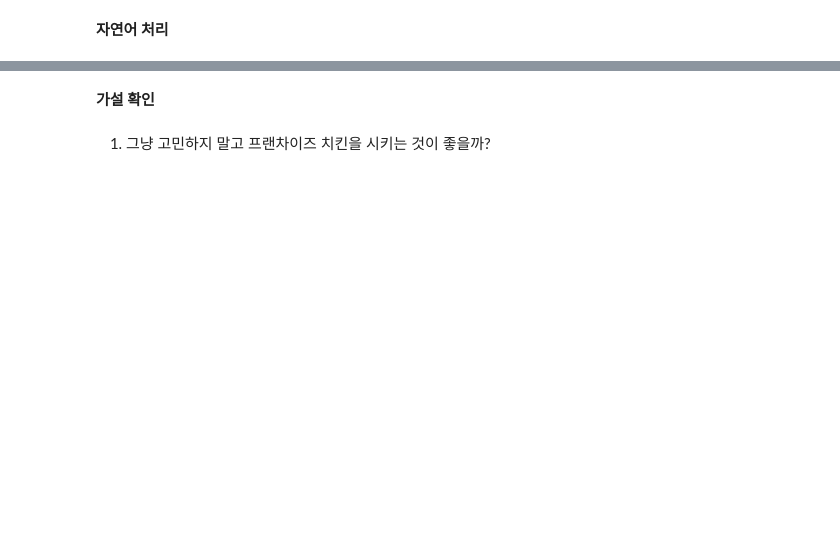
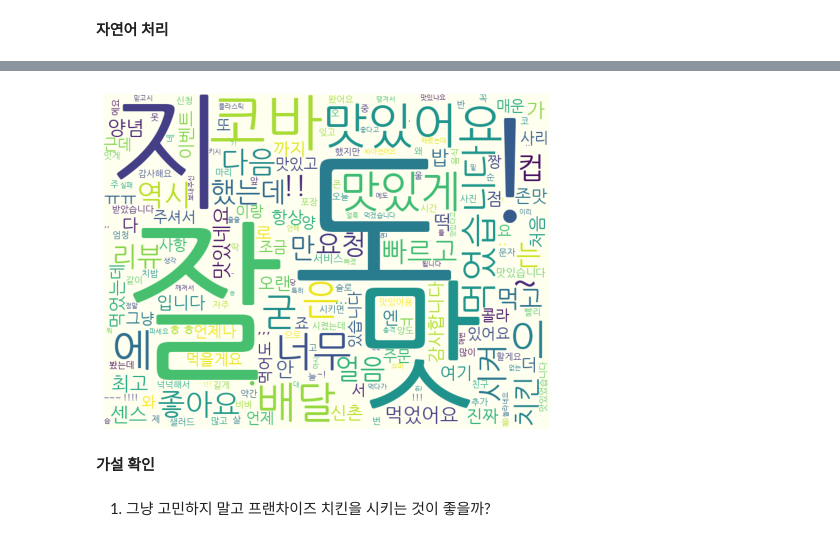
Before and after one commit to synoti21/BOAZ-Mini-Project1, a Jupyter notebook: 요기요_치킨_추천시스템(김주은).ipynb, the cells around one changed output, grey strips where cells are left out. Drawn from its saved outputs; the diff is of its cells as text; code cells hidden in the pictures; blank space fills up the shorter version.

```diff
--- a/요기요_치킨_추천시스템(김주은).ipynb
+++ b/요기요_치킨_추천시스템(김주은).ipynb
@@ -219,0 +211,4 @@ df5.sort_values(by=['총점'],ascending=False)
+# %%
+# 가게가 지코바치킨-신촌점인 경우
+
+df2=df[df['가게']=='지코바치킨-신촌점']
@@ -219,0 +231,7 @@ df5.sort_values(by=['총점'],ascending=False)
+# %%
+word_noun_list_1=[]
+
+for word in df2['리뷰']:
+  word_noun_list_1.extend(okt.morphs(word))
+
+word_counts_1 = Counter(word_noun_list_1)
@@ -220,3 +258,12 @@ df5.sort_values(by=['총점'],ascending=False)
+# %%
+wordcloud = WordCloud(font_path='NanumGothic',background_color='ivory', width=800, height=600)
+cloud = wordcloud.generate_from_frequencies(word_counts_1)
+plt.figure(figsize=(8,8))
+plt.imshow(cloud)
+plt.axis('off')
+plt.show()
+# %% [output]
+[figure, added]
 # %% [markdown]
 **가설 확인**
 # %% [markdown]
```
Also changed, not shown: parts of 33 cells of this notebook.
